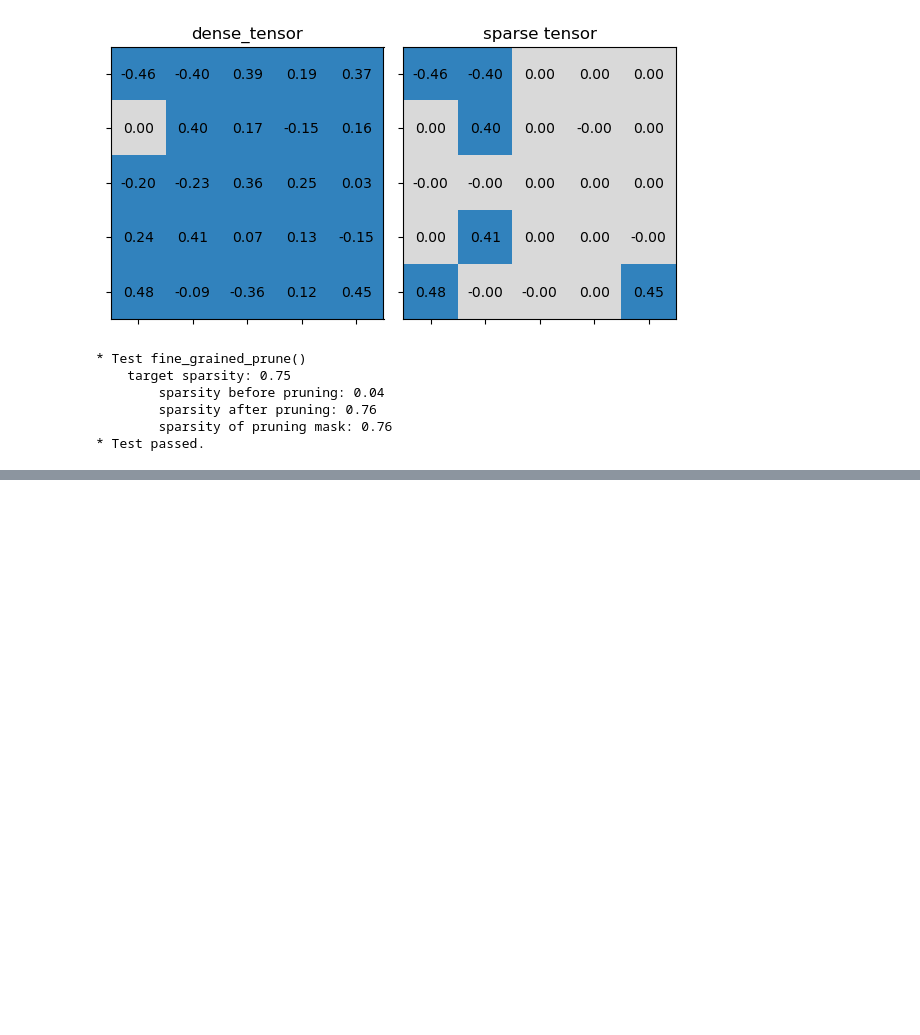
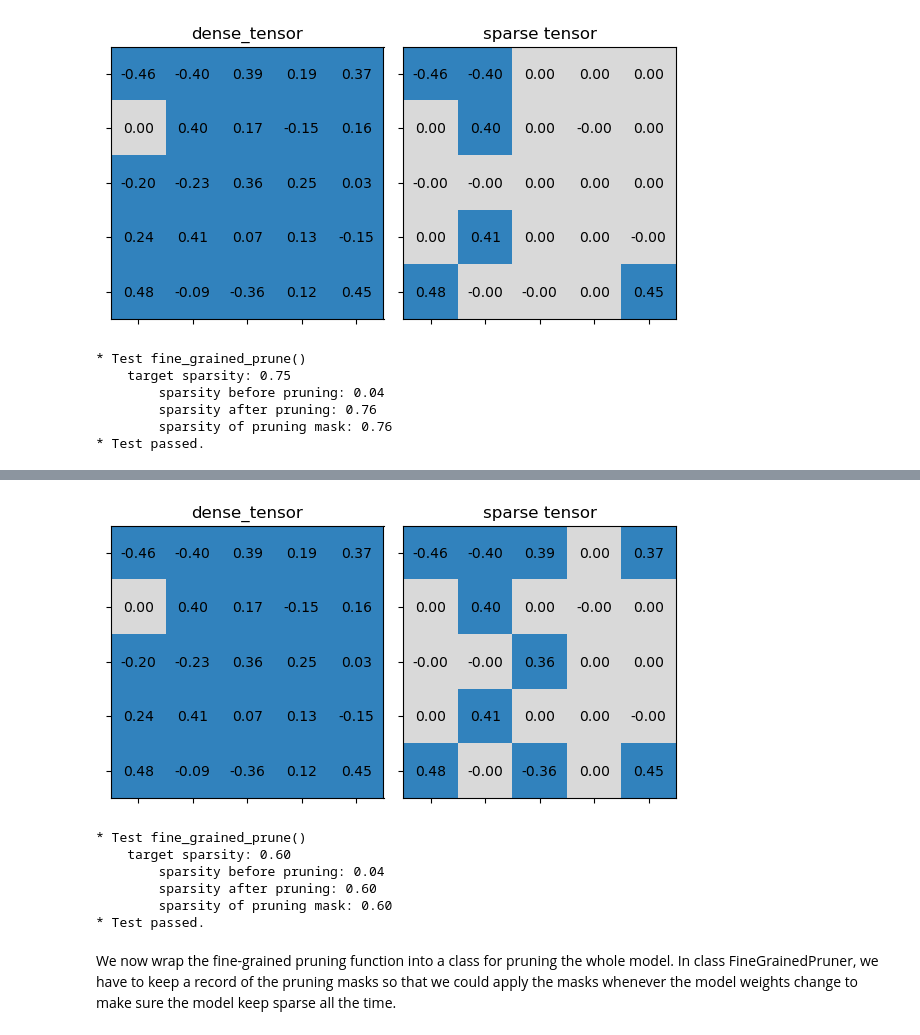
Before and after one commit to lood339/eml, a Jupyter notebook: notebook/Lab1.ipynb, the cells around one changed output, grey strips where cells are left out. Drawn from its saved outputs; the diff is of its cells as text; code cells hidden in the pictures; blank space fills up the shorter version.

```diff
--- a/notebook/Lab1.ipynb
+++ b/notebook/Lab1.ipynb
@@ -374,0 +382,15 @@ test_fine_grained_prune()
+# %%
+##################### YOUR CODE STARTS HERE #####################
+target_sparsity = 1- 10/(5*5) # please modify the value of target_sparsity
+##################### YOUR CODE ENDS HERE #####################
+test_fine_grained_prune(target_sparsity=target_sparsity, target_nonzeros=10)
+# %% [output]
+[figure, added]
+* Test fine_grained_prune()
+    target sparsity: 0.60
+        sparsity before pruning: 0.04
+        sparsity after pruning: 0.60
+        sparsity of pruning mask: 0.60
+* Test passed.
+# %% [markdown]
+We now wrap the fine-grained pruning function into a class for pruning the whole model. In class FineGrainedPruner, we have to keep a record of the pruning masks so that we could apply the masks whenever the model weights change to make sure the model keep sparse all the time.
```
Also changed, not shown: parts of 8 cells of this notebook.
